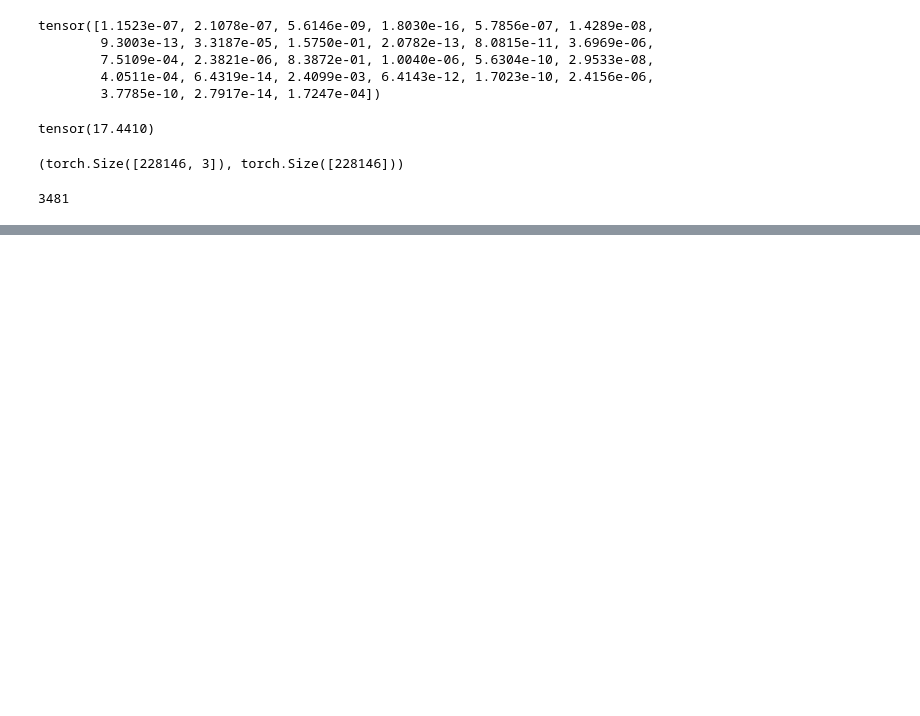
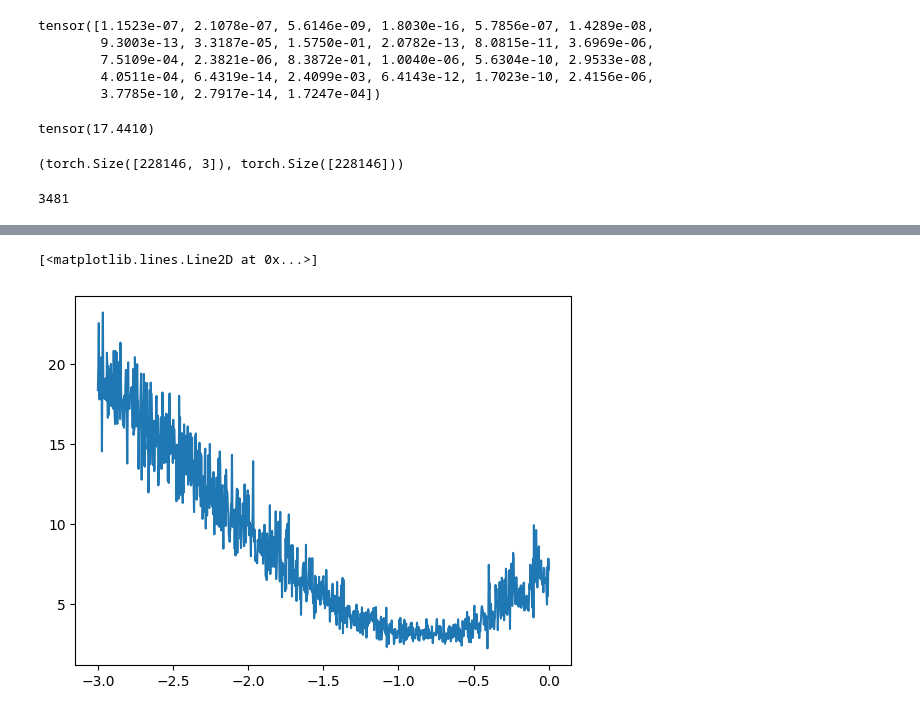
Before and after one commit to Overlytic/nn-zero-to-hero, a Jupyter notebook: lectures/makemore/ownwork/tc_makemore_part2_mlp_yay.ipynb, the cells around one changed output, grey strips where cells are left out. Saved outputs shown, nothing was run; the diff lists cells and outputs as text; code cells hidden in the pictures; blank space fills up the shorter version.

Commit message:
Draw graph of best learning rates

```diff
--- a/lectures/makemore/ownwork/tc_makemore_part2_mlp_yay.ipynb
+++ b/lectures/makemore/ownwork/tc_makemore_part2_mlp_yay.ipynb
@@ -114,5 +117,8 @@ for p in parameters:
 # %%
-for _ in range(100):
+lri = []
+lossi = []
+
+for i in range(1000):
     # minibatch
     ix = torch.randint(0, X.shape[0], (32, ))
 
@@ -122,6 +128,8 @@ for _ in range(100):
     logits = h @ W2 + b2  # (32, 27)
     loss = F.cross_entropy(logits, Y[ix])
 
+    print(loss.item()) # This is only the minibatch loss
+
     # Backward pass
     for p in parameters:
         p.grad = None
@@ -129,8 +137,13 @@ for _ in range(100):
     loss.backward()
 
     # update
+    lr = lrs[i]
     for p in parameters:
-        p.data += -0.1 * p.grad
+        p.data += -lr * p.grad
 
-print(loss.item()) # This is only the minibatch loss
+    # track stats
+    # lri.append(lre[i])
+    # lossi.append(loss.item())
+
+#print(loss.item()) # This is only the minibatch loss
 # %% [output]
@@ -138,3 +167,8 @@ print(loss.item()) # This is only the minibatch loss
+# %%
+plt.plot(lri, lossi)
+# %% [output]
+[<matplotlib.lines.Line2D at 0x...>]
+[figure, added]
 # %%
 # Loss over all examples
 emb = C[X] # (32, 3, 2)
```
Also changed, not shown: parts of 3 cells of this notebook.
